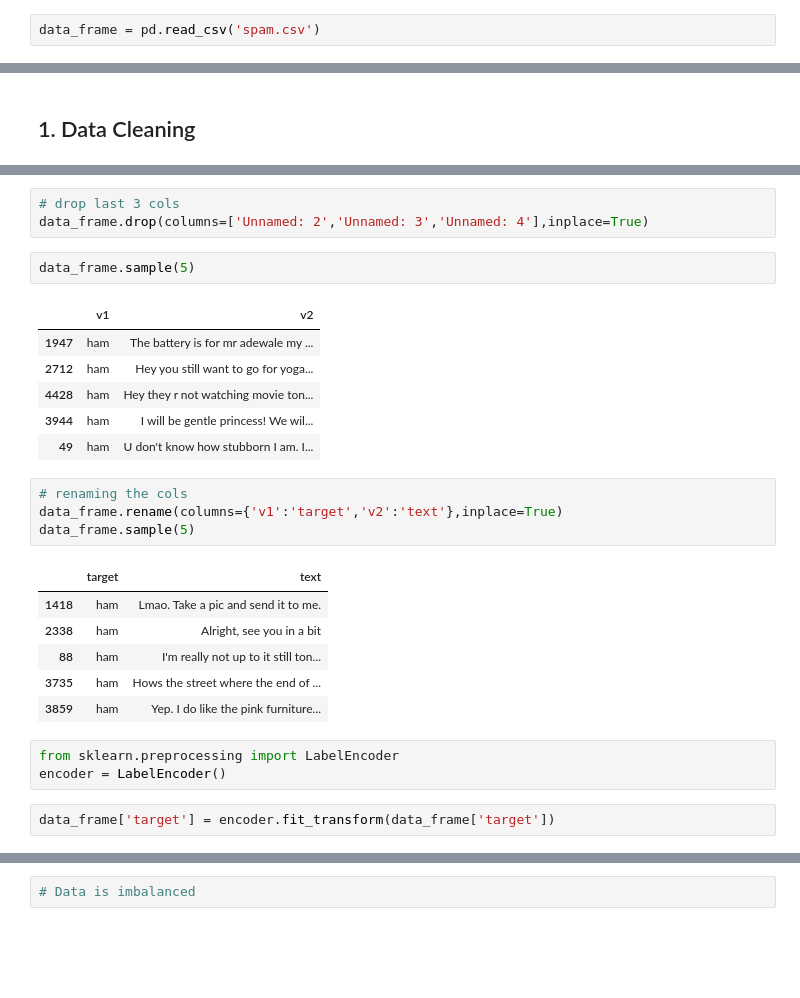
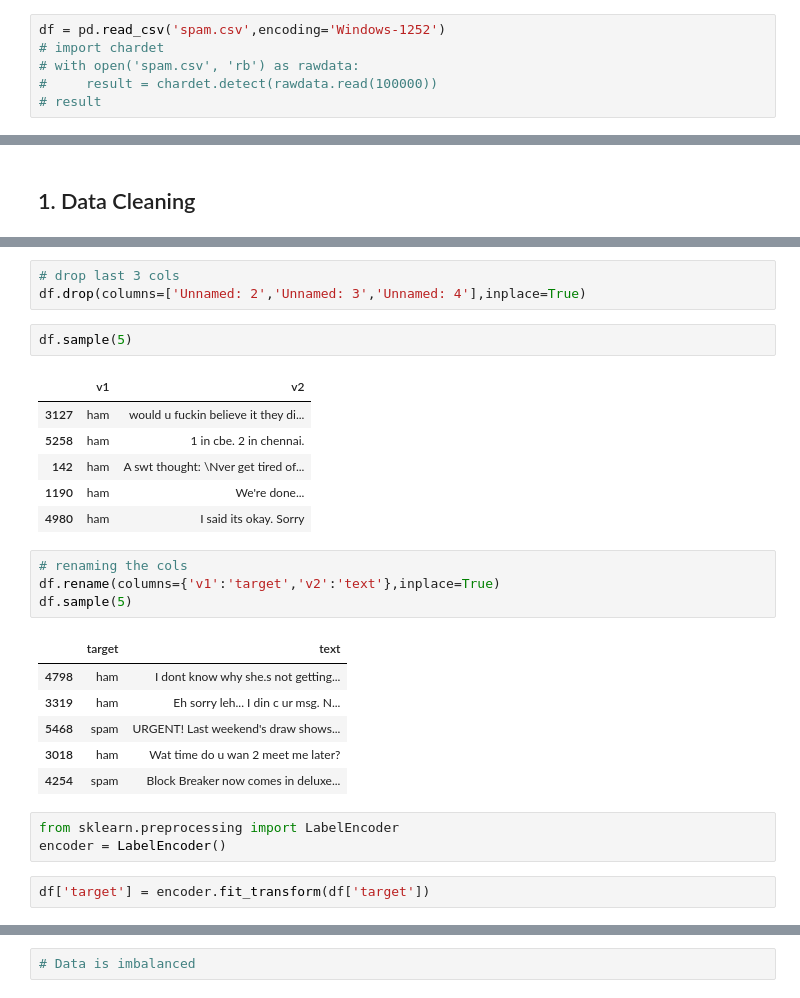
Before and after one commit to abhinavdeshmukh2101/sms-spam-detector, a Jupyter notebook: sms-spam-detection.ipynb, the cells around one changed output, grey strips where cells are left out. Drawn from its saved outputs; the diff is of its cells as text; blank space fills up the shorter version.

```diff
--- a/sms-spam-detection.ipynb
+++ b/sms-spam-detection.ipynb
@@ -12,4 +12,8 @@ nltk.download('stopwords')
 True
 # %%
-data_frame = pd.read_csv('spam.csv')
+df = pd.read_csv('spam.csv',encoding='Windows-1252')
+# import chardet
+# with open('spam.csv', 'rb') as rawdata:
+#     result = chardet.detect(rawdata.read(100000))
+# result
 # %%
@@ -53,30 +57,30 @@ dtypes: object(5)
 memory usage: 217.8+ KB
 # %%
 # drop last 3 cols
-data_frame.drop(columns=['Unnamed: 2','Unnamed: 3','Unnamed: 4'],inplace=True)
+df.drop(columns=['Unnamed: 2','Unnamed: 3','Unnamed: 4'],inplace=True)
 # %%
-data_frame.sample(5)
+df.sample(5)
 # %% [output]
 |  | v1 | v2 |
-| 1947 | ham | The battery is for mr adewale my ... |
-| 2712 | ham | Hey you still want to go for yoga... |
-| 4428 | ham | Hey they r not watching movie ton... |
-| 3944 | ham | I will be gentle princess! We wil... |
-| 49 | ham | U don't know how stubborn I am. I... |
+| 3127 | ham | would u fuckin believe it they di... |
+| 5258 | ham | 1 in cbe. 2 in chennai. |
+| 142 | ham | A swt thought: \Nver get tired of... |
+| 1190 | ham | We're done... |
+| 4980 | ham | I said its okay. Sorry |
 # %%
 # renaming the cols
-data_frame.rename(columns={'v1':'target','v2':'text'},inplace=True)
-data_frame.sample(5)
+df.rename(columns={'v1':'target','v2':'text'},inplace=True)
+df.sample(5)
 # %% [output]
 |  | target | text |
-| 1418 | ham | Lmao. Take a pic and send it to me. |
-| 2338 | ham | Alright, see you in a bit |
-| 88 | ham | I'm really not up to it still ton... |
-| 3735 | ham | Hows the street where the end of ... |
-| 3859 | ham | Yep. I do like the pink furniture... |
+| 4798 | ham | I dont know why she.s not getting... |
+| 3319 | ham | Eh sorry leh... I din c ur msg. N... |
+| 5468 | spam | URGENT! Last weekend's draw shows... |
+| 3018 | ham | Wat time do u wan 2 meet me later? |
+| 4254 | spam | Block Breaker now comes in deluxe... |
 # %%
 from sklearn.preprocessing import LabelEncoder
 encoder = LabelEncoder()
 # %%
-data_frame['target'] = encoder.fit_transform(data_frame['target'])
+df['target'] = encoder.fit_transform(df['target'])
 # %%
```
Also changed, not shown: parts of 86 cells of this notebook, 4 other files.
